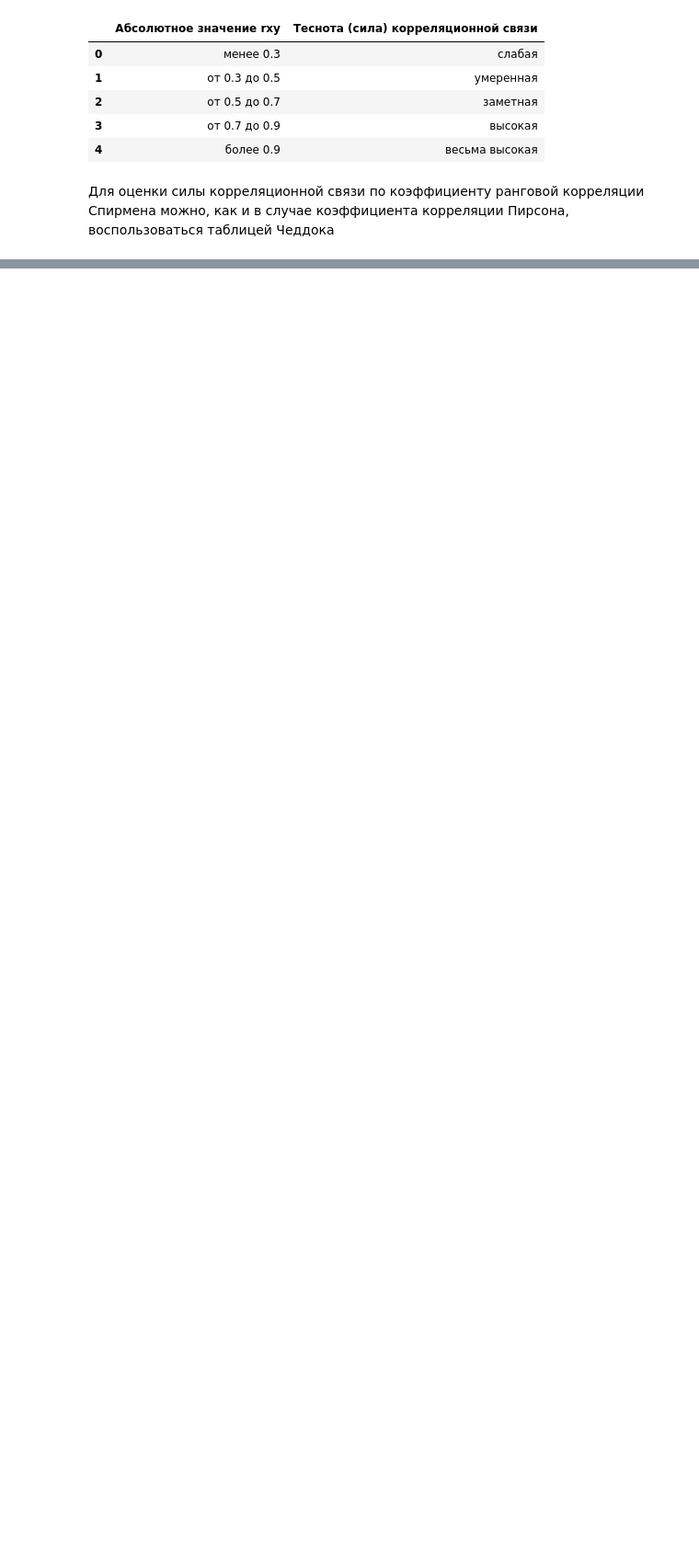
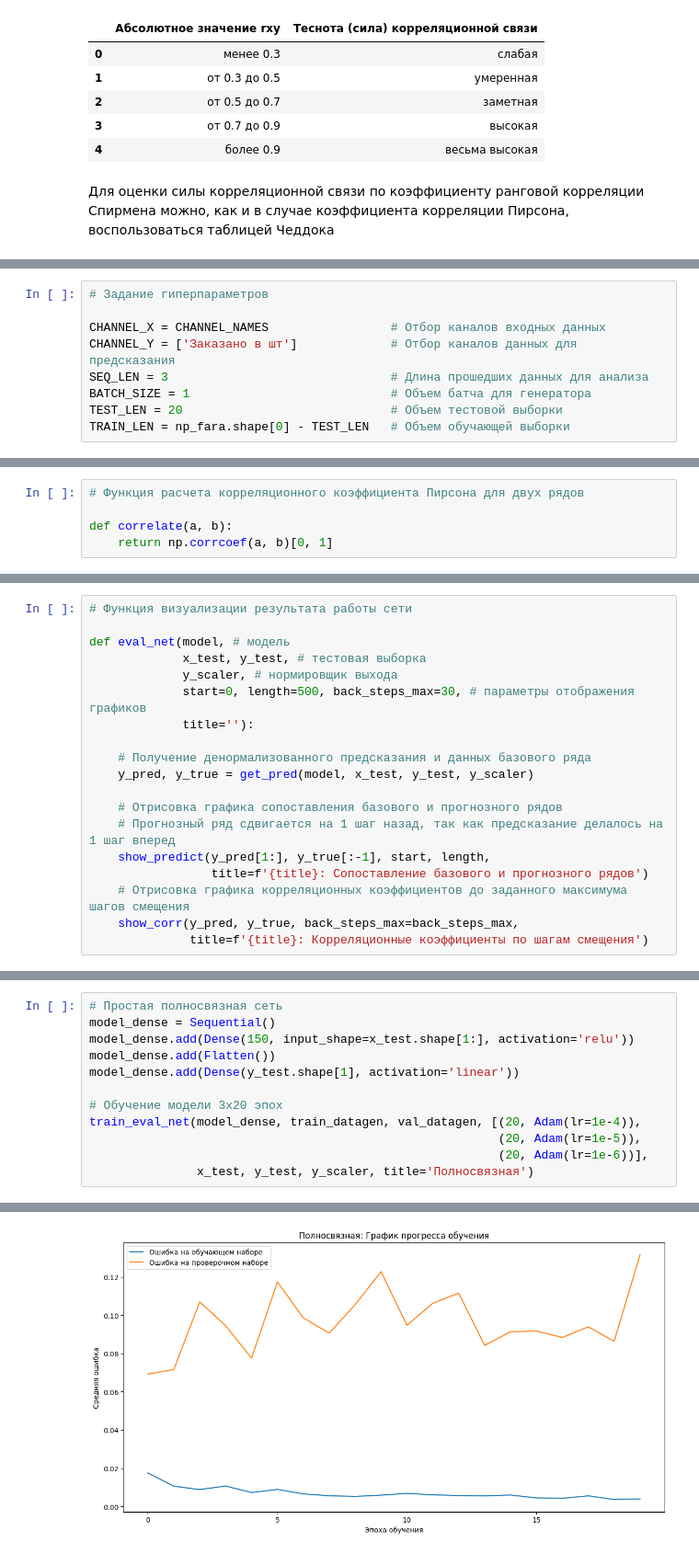
Before and after one commit to Untick/Marketplaces, a Jupyter notebook: Domoscanova Irina/AI_стажировка_Ingate.ipynb, the cells around one changed output, grey strips where cells are left out. Shown at 92% size. Drawn from its saved outputs; the diff is of its cells as text; blank space fills up the shorter version.

```diff
--- a/Domoscanova Irina/AI_стажировка_Ingate.ipynb
+++ b/Domoscanova Irina/AI_стажировка_Ingate.ipynb
@@ -664,0 +943,9 @@ display(cheddock)
+# %%
+# Задание гиперпараметров
+
+CHANNEL_X = CHANNEL_NAMES                 # Отбор каналов входных данных
+CHANNEL_Y = ['Заказано в шт']             # Отбор каналов данных для предсказания
+SEQ_LEN = 3                               # Длина прошедших данных для анализа
+BATCH_SIZE = 1                            # Объем батча для генератора
+TEST_LEN = 20                             # Объем тестовой выборки
+TRAIN_LEN = np_fara.shape[0] - TEST_LEN   # Объем обучающей выборки
@@ -664,0 +1058,5 @@ display(cheddock)
+# %%
+# Функция расчета корреляционного коэффициента Пирсона для двух рядов
+
+def correlate(a, b):
+    return np.corrcoef(a, b)[0, 1]
@@ -664,0 +1127,19 @@ display(cheddock)
+# %%
+# Функция визуализации результата работы сети
+
+def eval_net(model, # модель
+             x_test, y_test, # тестовая выборка
+             y_scaler, # нормировщик выхода
+             start=0, length=500, back_steps_max=30, # параметры отображения графиков
+             title=''):
+
+    # Получение денормализованного предсказания и данных базового ряда
+    y_pred, y_true = get_pred(model, x_test, y_test, y_scaler)
+
+    # Отрисовка графика сопоставления базового и прогнозного рядов
+    # Прогнозный ряд сдвигается на 1 шаг назад, так как предсказание делалось на 1 шаг вперед
+    show_predict(y_pred[1:], y_true[:-1], start, length,
+                 title=f'{title}: Сопоставление базового и прогнозного рядов')
+    # Отрисовка графика корреляционных коэффициентов до заданного максимума шагов смещения
+    show_corr(y_pred, y_true, back_steps_max=back_steps_max,
+              title=f'{title}: Корреляционные коэффициенты по шагам смещения')
@@ -664,0 +1192,13 @@ display(cheddock)
+# %%
+# Простая полносвязная сеть
+model_dense = Sequential()
+model_dense.add(Dense(150, input_shape=x_test.shape[1:], activation='relu'))
+model_dense.add(Flatten())
+model_dense.add(Dense(y_test.shape[1], activation='linear'))
+
+# Обучение модели 3x20 эпох
+train_eval_net(model_dense, train_datagen, val_datagen, [(20, Adam(lr=1e-4)),
+                                                         (20, Adam(lr=1e-5)),
+                                                         (20, Adam(lr=1e-6))],
+               x_test, y_test, y_scaler, title='Полносвязная')
+# %% [output]
@@ -664,0 +1225 @@ display(cheddock)
+[figure, added]
```
Also changed, not shown: parts of 42 cells of this notebook.
